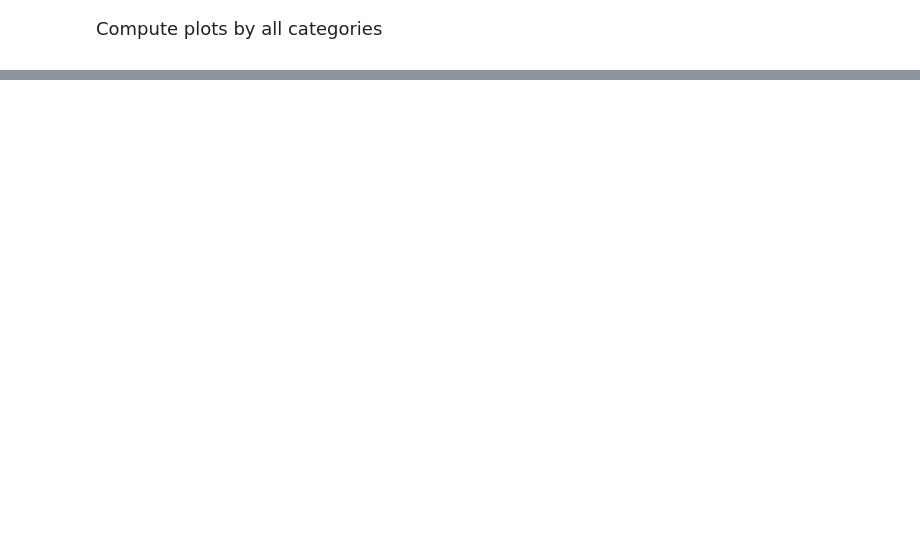
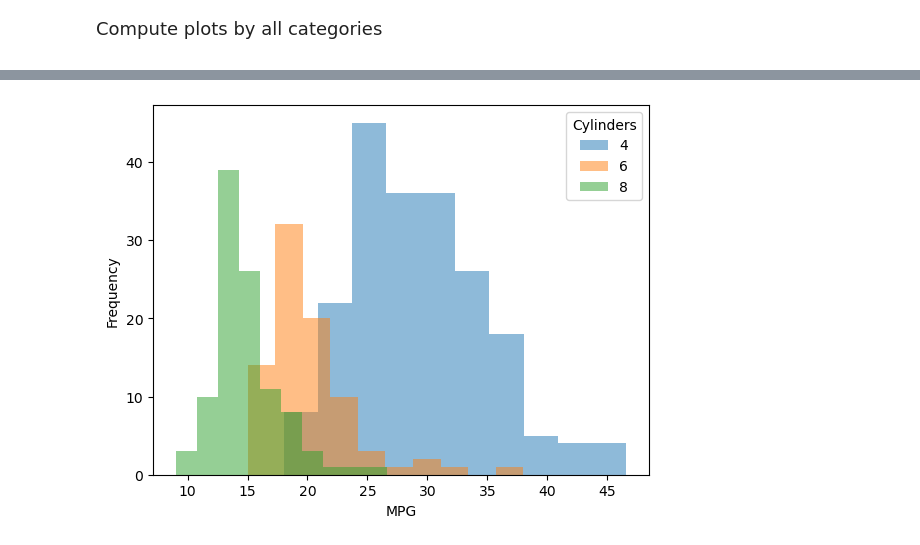
Before and after one commit to krisson381/datasci151spring2026, a Jupyter notebook: lecture_20/lecture_20a_pandas_operations copy.ipynb, the cells around one changed output, grey strips where cells are left out. Drawn from its saved outputs; the diff is of its cells as text; code cells hidden in the pictures; blank space fills up the shorter version.

```diff
--- a/lecture_20/lecture_20a_pandas_operations copy.ipynb
+++ b/lecture_20/lecture_20a_pandas_operations copy.ipynb
@@ -200,2 +337,15 @@
 # %%
 # your code here
+plot_cylinders = [4,6,8]
+
+for num_cylinders in plot_cylinders:
+    df = carfeatures.query("cylinders == @num_cylinders")
+    plt.hist(x = df["mpg"], alpha = 0.5)
+
+plt.xlabel("MPG")
+plt.ylabel("Frequency")
+plt.legend(labels = plot_cylinders,
+           title  = "Cylinders")
+plt.show()
+# %% [output]
+[figure, added]
```
Also changed, not shown: parts of 13 cells of this notebook, 2 other files.
